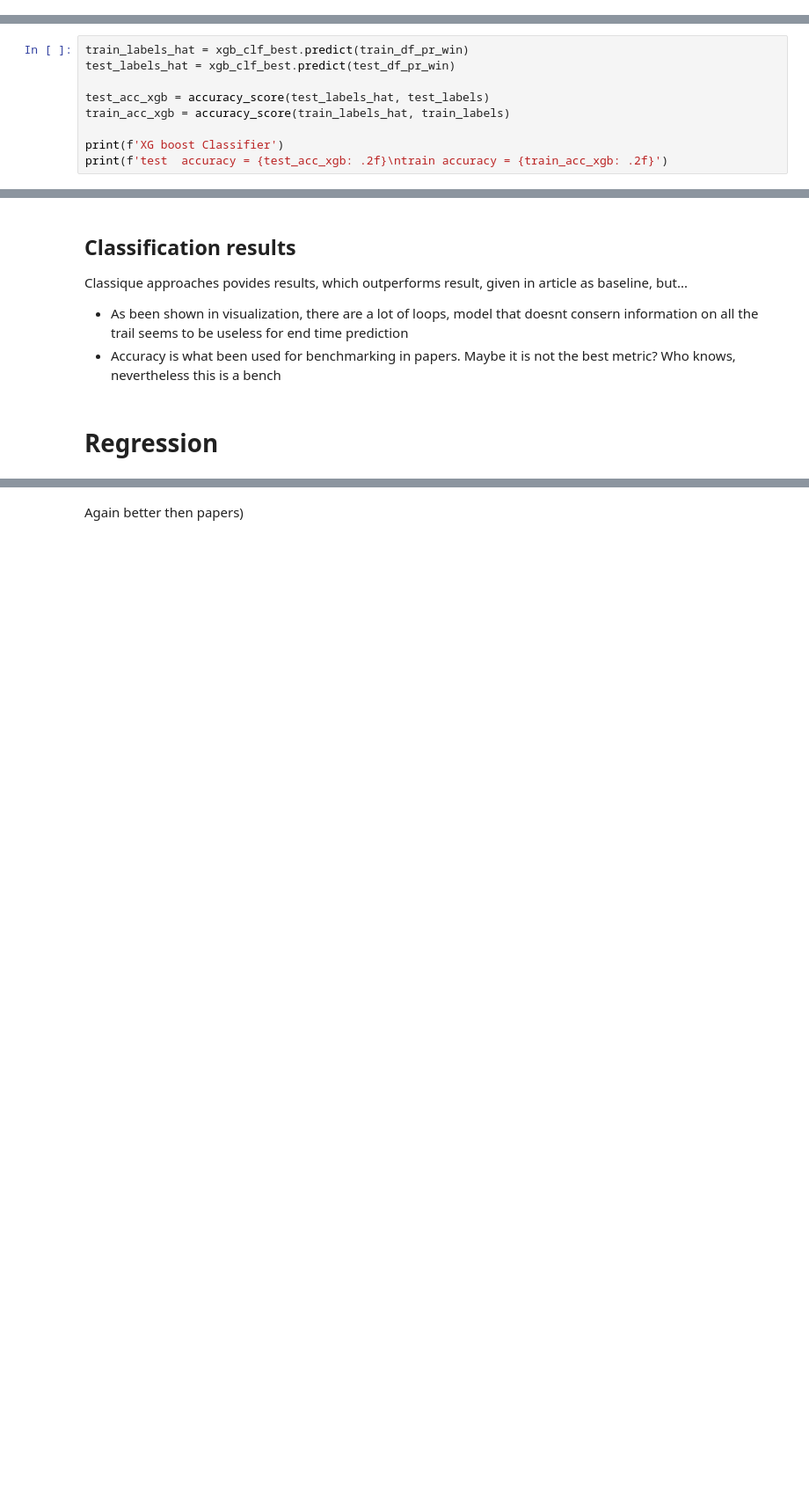
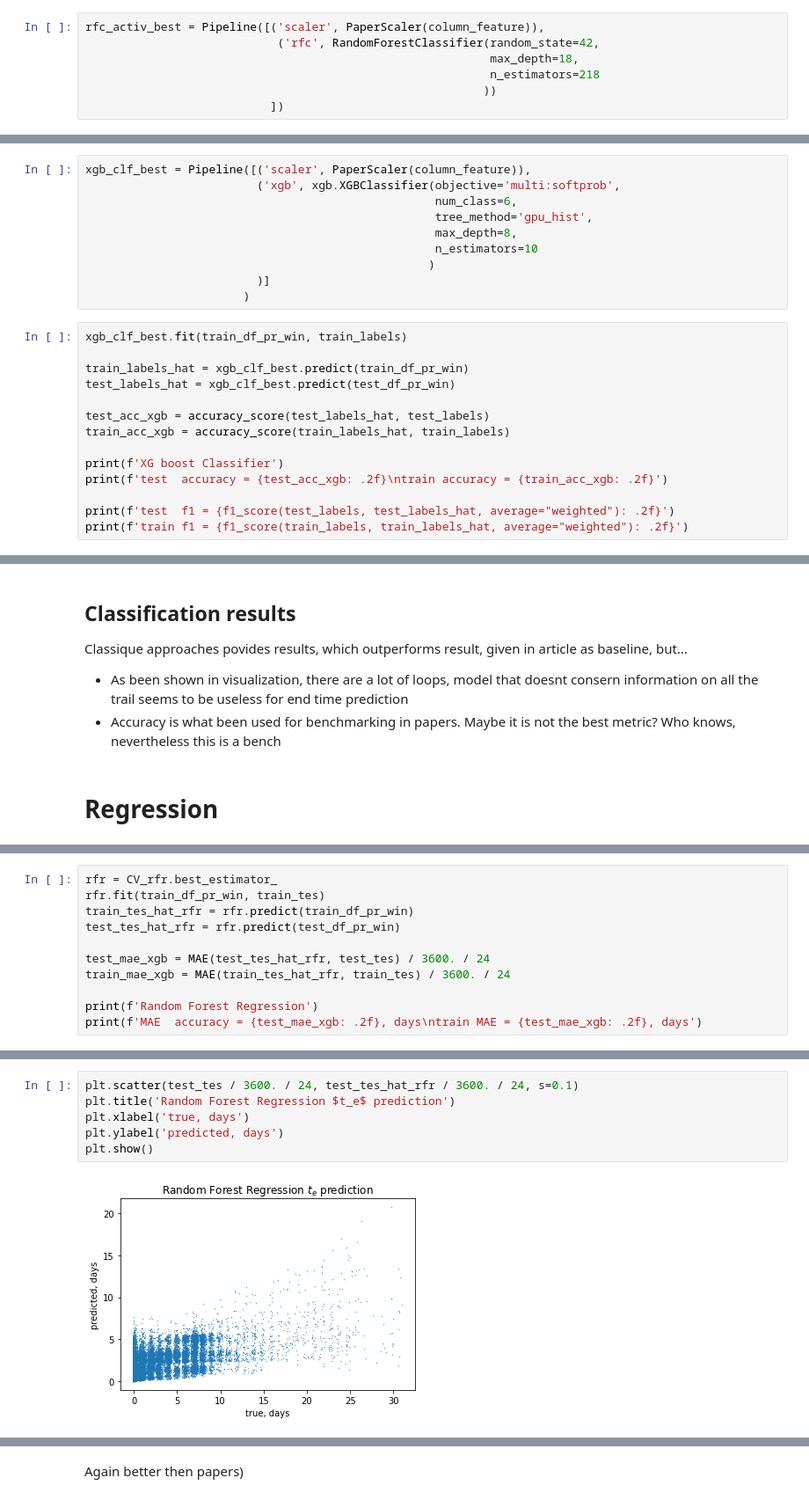
Before and after one commit to lemikhovalex/rl4pm, a Jupyter notebook: 02_SkLearnPower.ipynb, the cells around one changed output, grey strips where cells are left out. Shown at 88% size. Drawn from its saved outputs; the diff is of its cells as text; blank space fills up the shorter version.

```diff
--- a/02_SkLearnPower.ipynb
+++ b/02_SkLearnPower.ipynb
@@ -189,2 +179,9 @@ CV_rfc.best_params_
+# %%
+rfc_activ_best = Pipeline([('scaler', PaperScaler(column_feature)),
+                            ('rfc', RandomForestClassifier(random_state=42,
+                                                           max_depth=18,
+                                                           n_estimators=218
+                                                          ))
+                           ])
 # %%
 %%time
@@ -315,6 +282,18 @@ Wall time: 31min 38s
 # %%
 xgb_clf_best = CV_xgb.best_estimator_
+# %%
+xgb_clf_best = Pipeline([('scaler', PaperScaler(column_feature)),
+                         ('xgb', xgb.XGBClassifier(objective='multi:softprob',
+                                                   num_class=6,
+                                                   tree_method='gpu_hist',
+                                                   max_depth=8,
+                                                   n_estimators=10
+                                                  )
+                         )]
+                       )
 # %%
+xgb_clf_best.fit(train_df_pr_win, train_labels)
+
 train_labels_hat = xgb_clf_best.predict(train_df_pr_win)
 test_labels_hat = xgb_clf_best.predict(test_df_pr_win)
 
@@ -323,5 +302,8 @@ train_acc_xgb = accuracy_score(train_labels_hat, train_labels)
 
 print(f'XG boost Classifier')
 print(f'test  accuracy = {test_acc_xgb: .2f}\ntrain accuracy = {train_acc_xgb: .2f}')
+
+print(f'test  f1 = {f1_score(test_labels, test_labels_hat, average="weighted"): .2f}')
+print(f'train f1 = {f1_score(train_labels, train_labels_hat, average="weighted"): .2f}')
 # %% [output]
 XG boost Classifier
@@ -389,0 +388,11 @@ KeyboardInterrupt:
+# %%
+rfr = CV_rfr.best_estimator_
+rfr.fit(train_df_pr_win, train_tes)
+train_tes_hat_rfr = rfr.predict(train_df_pr_win)
+test_tes_hat_rfr = rfr.predict(test_df_pr_win)
+
+test_mae_xgb = MAE(test_tes_hat_rfr, test_tes) / 3600. / 24
+train_mae_xgb = MAE(train_tes_hat_rfr, train_tes) / 3600. / 24
+
+print(f'Random Forest Regression')
+print(f'MAE  accuracy = {test_mae_xgb: .2f}, days\ntrain MAE = {test_mae_xgb: .2f}, days')
@@ -389,0 +403,8 @@ KeyboardInterrupt:
+# %%
+plt.scatter(test_tes / 3600. / 24, test_tes_hat_rfr / 3600. / 24, s=0.1)
+plt.title('Random Forest Regression $t_e$ prediction')
+plt.xlabel('true, days')
+plt.ylabel('predicted, days')
+plt.show()
+# %% [output]
+[figure, added]
```
Also changed, not shown: parts of 42 cells of this notebook, 2 other files.
